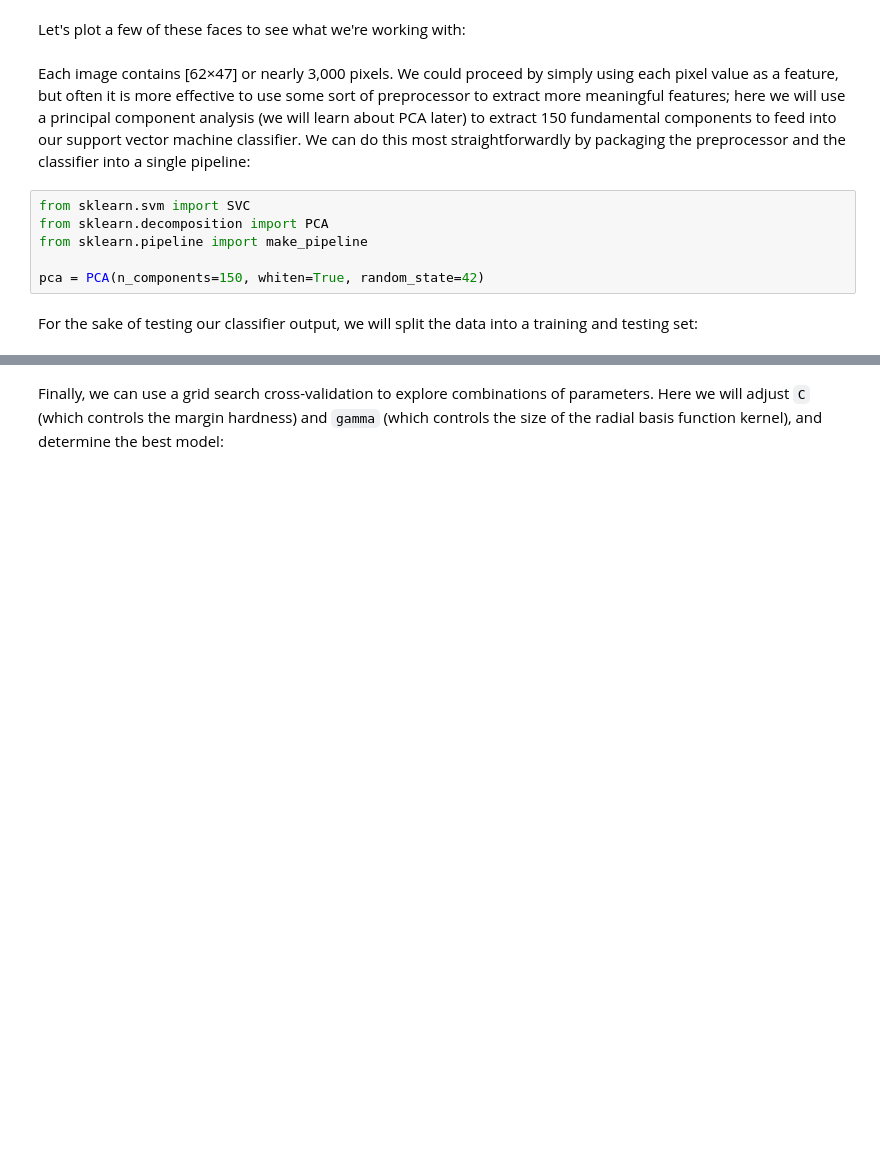
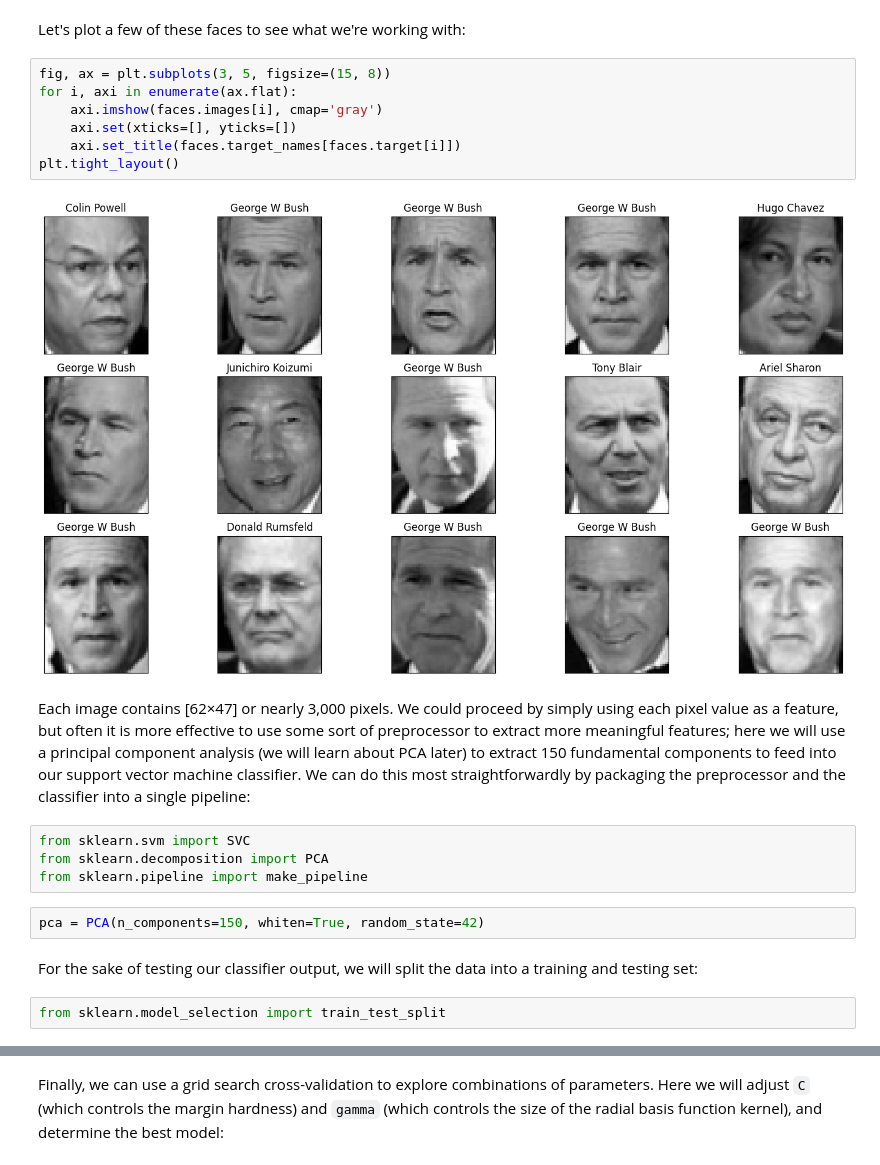
Before and after one commit to MuaazWahid/cs550, a Jupyter notebook: week7/hw/Module7-05-HW.ipynb, the cells around one changed output, grey strips where cells are left out. Cells and saved outputs as stored; diff of their text form; blank space fills up the shorter version.

```diff
--- a/week7/hw/Module7-05-HW.ipynb
+++ b/week7/hw/Module7-05-HW.ipynb
@@ -19,5 +23,14 @@ print(faces.images.shape)
 # %% [markdown]
 Let's plot a few of these faces to see what we're working with:
+# %%
+fig, ax = plt.subplots(3, 5, figsize=(15, 8))
+for i, axi in enumerate(ax.flat):
+    axi.imshow(faces.images[i], cmap='gray')
+    axi.set(xticks=[], yticks=[])
+    axi.set_title(faces.target_names[faces.target[i]])
+plt.tight_layout()
+# %% [output]
+[figure, added]
 # %% [markdown]
 Each image contains [62×47] or nearly 3,000 pixels.
 We could proceed by simply using each pixel value as a feature, but often it is more effective to use some sort of preprocessor to extract more meaningful features; here we will use a principal component analysis (we will learn about PCA later) to extract 150 fundamental components to feed into our support vector machine classifier.
@@ -26,7 +39,9 @@ We can do this most straightforwardly by packaging the preprocessor and the clas
 from sklearn.svm import SVC
 from sklearn.decomposition import PCA
 from sklearn.pipeline import make_pipeline
-
-pca = PCA(n_components=150, whiten=True, random_state=42)
+# %%
+pca = PCA(n_components=150, whiten=True, random_state=42)
 # %% [markdown]
 For the sake of testing our classifier output, we will split the data into a training and testing set:
+# %%
+from sklearn.model_selection import train_test_split
```
Also changed, not shown: parts of 3 cells of this notebook, 2 other files.
